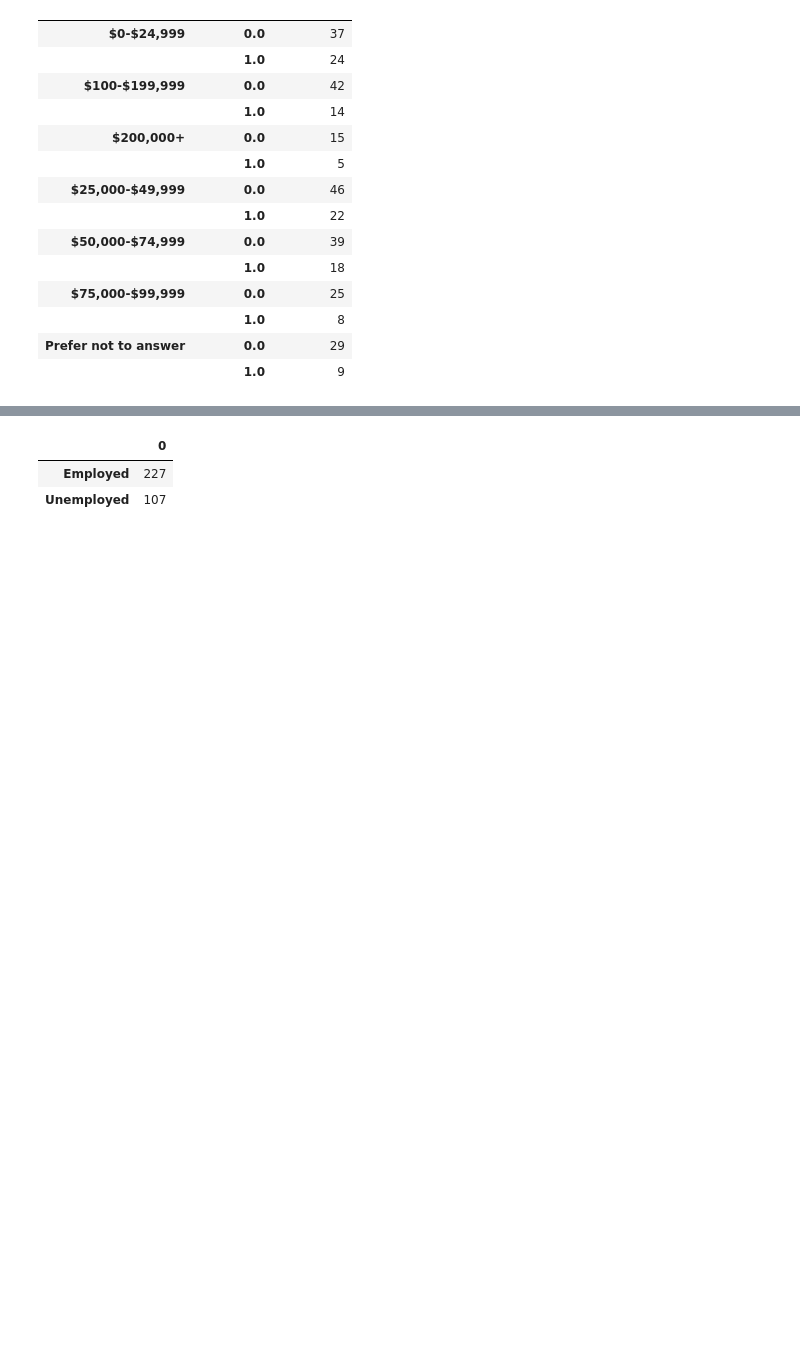
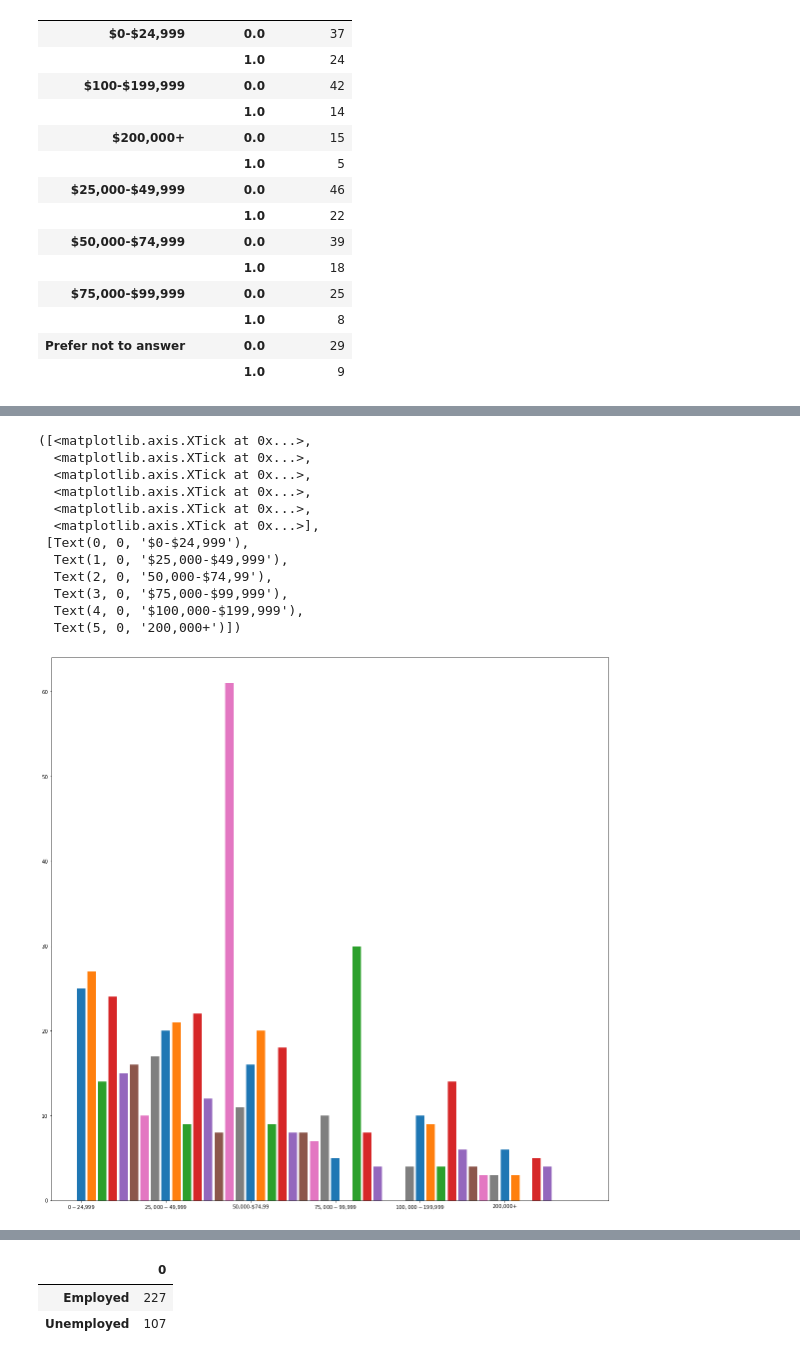
Before and after one commit to KMcLaurin12/Butler_GroupF_Project1, a Jupyter notebook: project_f_kiara.ipynb, the cells around one changed output, grey strips where cells are left out. Cells and saved outputs as stored; diff of their text form; code cells hidden in the pictures; blank space fills up the shorter version.

```diff
--- a/project_f_kiara.ipynb
+++ b/project_f_kiara.ipynb
@@ -537,28 +578,48 @@ final_MH_completion_hh_income_df
 # %%
-fig = plt.figure(figsize=(10,10))
+fig = plt.figure(figsize=(20,20))
 anxiety_count = [27, 21, 20, 0, 9, 3]
 obsessive_count = [14, 9, 9, 30, 4, 0]
 depression_count = [25, 20, 16, 5, 10, 6]
 concentration_count = [15, 12, 8, 4, 6, 4]
 mood_swings_count = [16, 8, 8, 0, 4, 0]
 tiredness_count = [24, 22, 18, 8, 14, 5]
+compulsive_count = [10, 61, 7, 0, 3, 0]
+panic_count = [17, 11, 10, 4, 3, 0]
 
 hh_income = ["$0-$24,999","$25,000-$49,999", "50,000-$74,99", "$75,000-$99,999", "$100,000-$199,999", "200,000+"]
 
 positions = [0, 1, 2, 3, 4, 5]
-positions2 = [.16, 1.16, 2.16, 3.16, 4.16, 5.16]
-positions3 = [.32, 1.32, 2.32, 3.32, 4.32, 5.32 ]
-positions4 = [.48, 1.48, 2.48, 3.48, 4.48, 5.48]
-positions5 = [.60, 1.60, 2.60, 3.60, 4.60, 5.60]
-positions6 = [.76, 1.76, 2.76, 3.76, 4.76, 5.76]
-plt.bar(positions, depression_count, width=0.15)
-plt.bar(positions2, anxiety_count, width=0.15)
-plt.bar(positions3, obsessive_count, width=0.15)
-plt.bar(positions4, tiredness_count, width=0.15)
-plt.bar(positions5, concentration_count, width=0.15)
-plt.bar(positions6, mood_swings_count, width=0.15)
+positions2 = [.125, 1.125, 2.125, 3.125, 4.125, 5.125]
+positions3 = [.25, 1.25, 2.25, 3.25, 4.25, 5.25]
+positions4 = [.375, 1.375, 2.375, 3.375, 4.375, 5.375]
+positions5 = [.5, 1.5, 2.5, 3.5, 4.5, 5.5]
+positions6 = [.625, 1.625, 2.625, 3.625, 4.625, 5.625]
+positions7 = [.75, 1.75, 2.75, 3.75, 4.75, 5.75]
+positions8 = [.875, 1.875, 2.875, 3.875, 4.875, 5.875]
+plt.bar(positions, depression_count, width=0.1)
+plt.bar(positions2, anxiety_count, width=0.1)
+plt.bar(positions3, obsessive_count, width=0.1)
+plt.bar(positions4, tiredness_count, width=0.1)
+plt.bar(positions5, concentration_count, width=0.1)
+plt.bar(positions6, mood_swings_count, width=0.1)
+plt.bar(positions7, compulsive_count, width=0.1)
+plt.bar(positions8, panic_count, width=0.1)
 
 plt.xticks(positions, hh_income)
+# %% [output]
+([<matplotlib.axis.XTick at 0x...>,
+  <matplotlib.axis.XTick at 0x...>,
+  <matplotlib.axis.XTick at 0x...>,
+  <matplotlib.axis.XTick at 0x...>,
+  <matplotlib.axis.XTick at 0x...>,
+  <matplotlib.axis.XTick at 0x...>],
+ [Text(0, 0, '$0-$24,999'),
+  Text(1, 0, '$25,000-$49,999'),
+  Text(2, 0, '50,000-$74,99'),
+  Text(3, 0, '$75,000-$99,999'),
+  Text(4, 0, '$100,000-$199,999'),
+  Text(5, 0, '200,000+')])
+[figure, added]
 # %%
 unemployment_MH_df = pd.read_csv(unemployment_MH_file, encoding="latin")
 # %%
```
Also changed, not shown: parts of 18 cells of this notebook.
